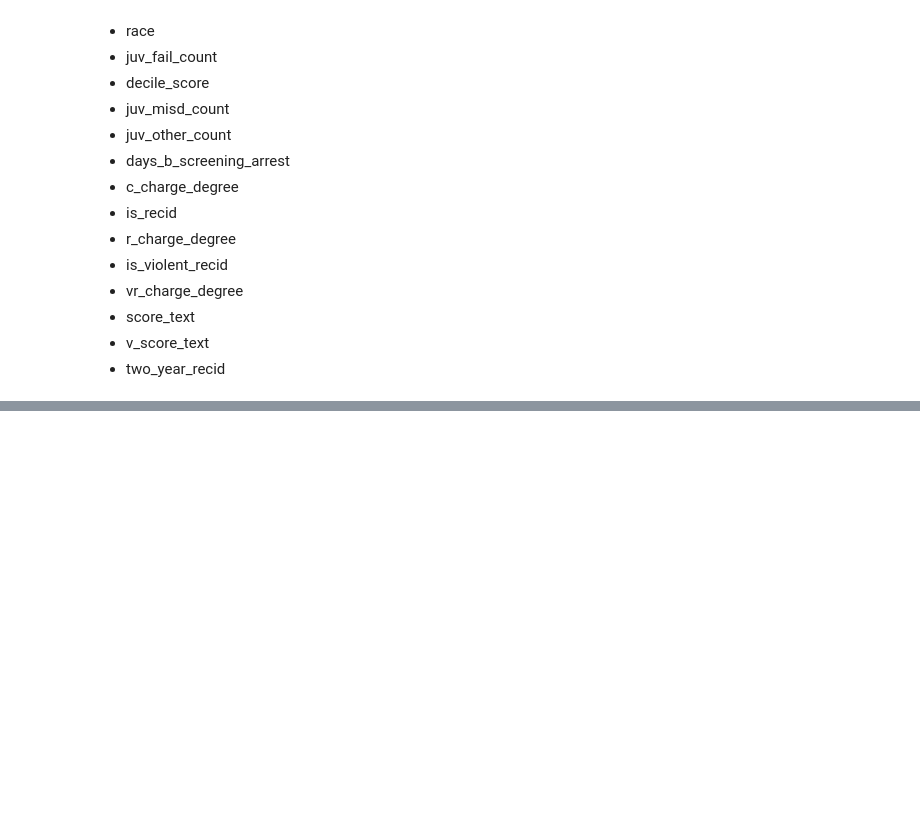
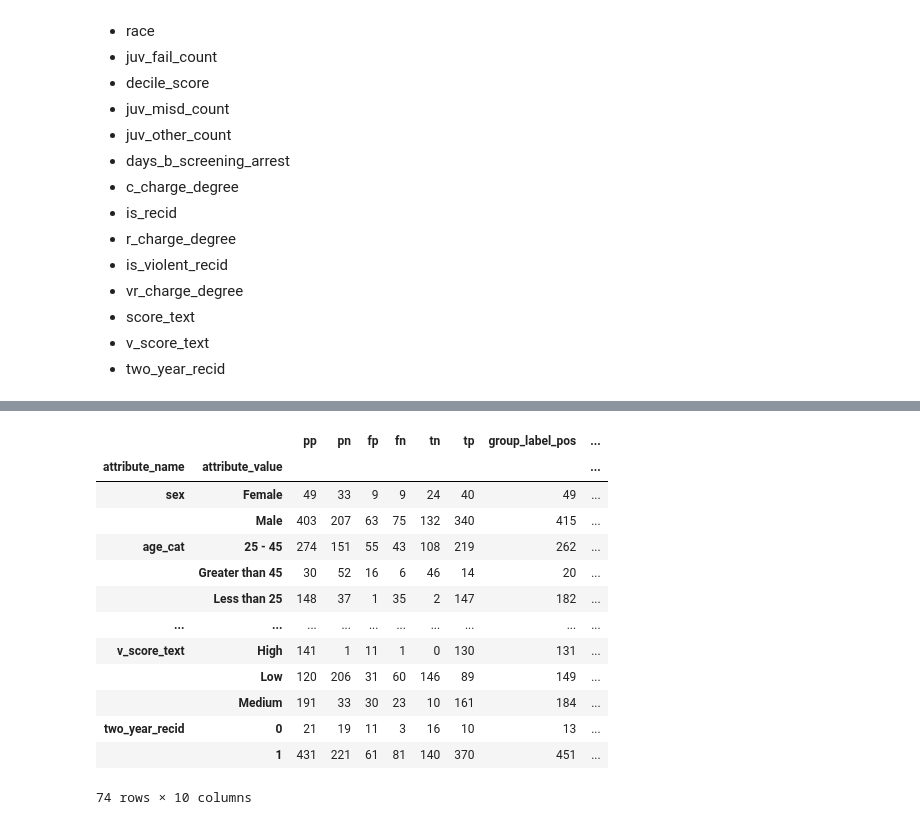
Before and after one commit to DanielCarneiro123/compas-machine-bias, a Jupyter notebook: propublica.ipynb, the cells around one changed output, grey strips where cells are left out. Drawn from its saved outputs; the diff is of its cells as text; code cells hidden in the pictures; blank space fills up the shorter version.

```diff
--- a/propublica.ipynb
+++ b/propublica.ipynb
@@ -452 +481,18 @@ audit = Audit(new_df, label_column="predicted_score", score_column="score_factor
 audit.audit()
+# %%
+audit.confusion_matrix
+# %% [output]
+|  |  | pp | pn | fp | fn | tn | tp | group_label_pos | ... |
+| attribute_name | attribute_value |  |  |  |  |  |  |  | ... |
+| sex | Female | 49 | 33 | 9 | 9 | 24 | 40 | 49 | ... |
+|  | Male | 403 | 207 | 63 | 75 | 132 | 340 | 415 | ... |
+| age_cat | 25 - 45 | 274 | 151 | 55 | 43 | 108 | 219 | 262 | ... |
+|  | Greater than 45 | 30 | 52 | 16 | 6 | 46 | 14 | 20 | ... |
+|  | Less than 25 | 148 | 37 | 1 | 35 | 2 | 147 | 182 | ... |
+| ... | ... | ... | ... | ... | ... | ... | ... | ... | ... |
+| v_score_text | High | 141 | 1 | 11 | 1 | 0 | 130 | 131 | ... |
+|  | Low | 120 | 206 | 31 | 60 | 146 | 89 | 149 | ... |
+|  | Medium | 191 | 33 | 30 | 23 | 10 | 161 | 184 | ... |
+| two_year_recid | 0 | 21 | 19 | 11 | 3 | 16 | 10 | 13 | ... |
+|  | 1 | 431 | 221 | 61 | 81 | 140 | 370 | 451 | ... |
+74 rows × 10 columns
```
Also changed, not shown: parts of 8 cells of this notebook, 1 other file.
